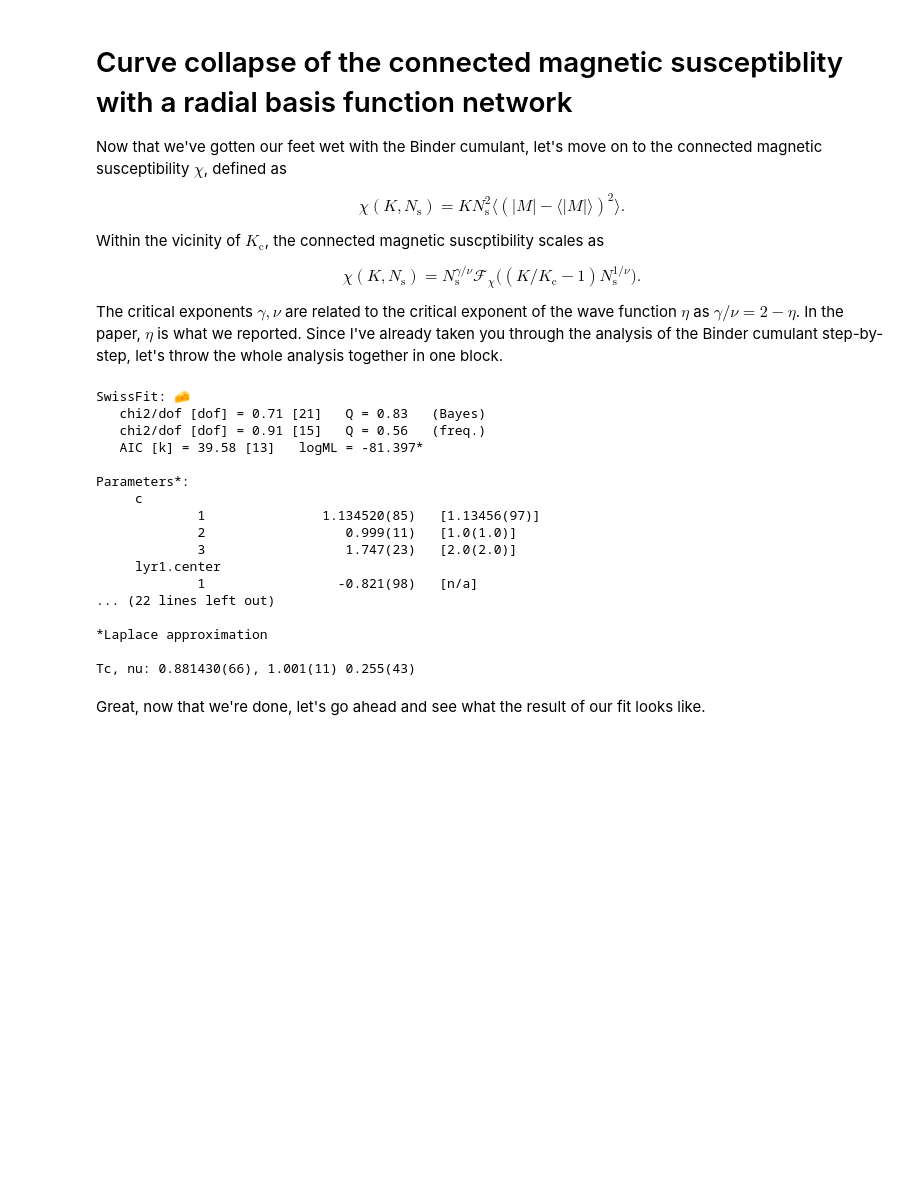
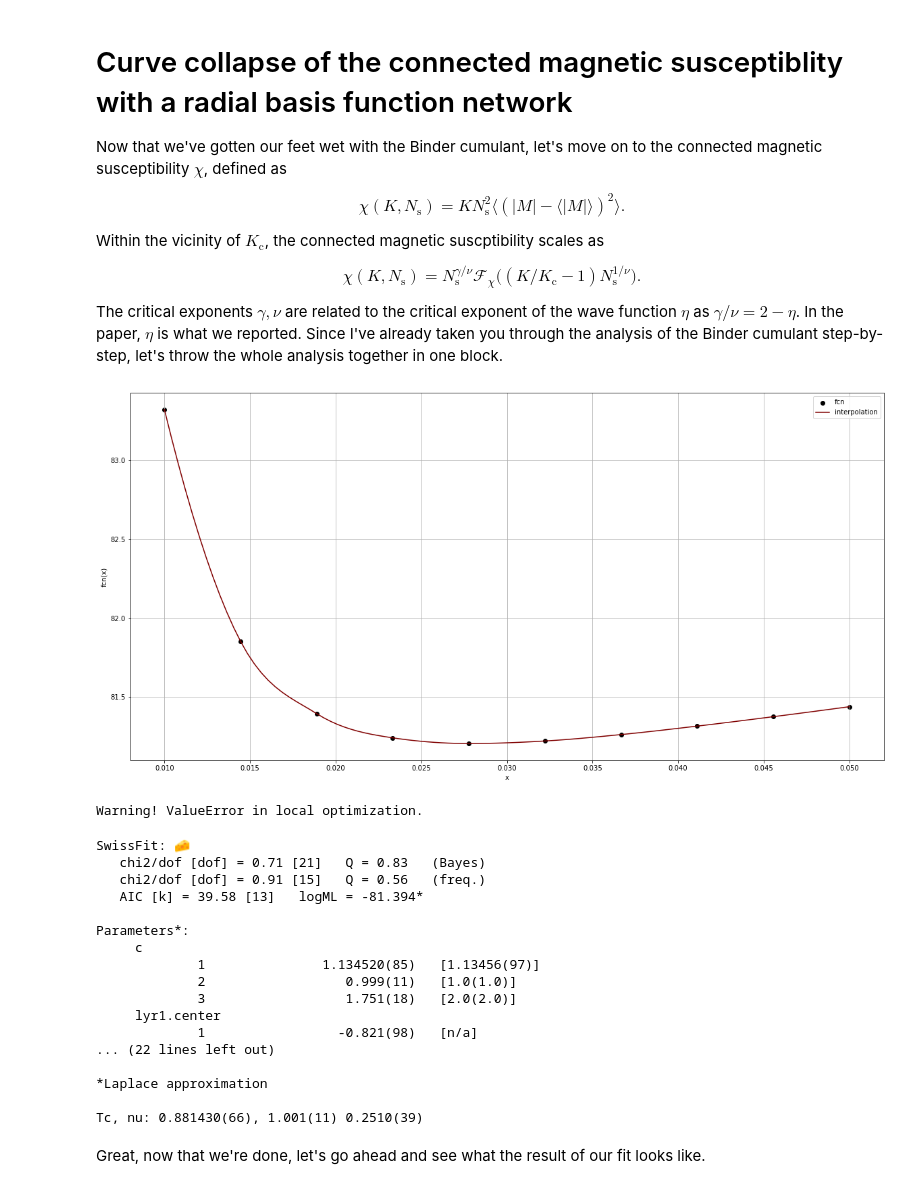
Before and after one commit to ctpeterson/SwissFit, a Jupyter notebook: examples/clock4_example.ipynb, the cells around one changed output. Drawn from its saved outputs; the diff is of its cells as text; code cells hidden in the pictures; blank space fills up the shorter version.

```diff
--- a/examples/clock4_example.ipynb
+++ b/examples/clock4_example.ipynb
@@ -279,7 +279,7 @@ neural_network = radial_basis.RadialBasisNeuralNetwork(network_topology)
 def fit_fcn(b, l, p):
     return np.ravel(
         neural_network.out((b * p['c'][0] - 1.) * l**p['c'][1], p)
-    ) * l**(p['c'][-1] / p['c'][1]) # gamma / nu
+    ) * l**(p['c'][-1] * p['c'][1]) # gamma / nu
 
 """ Define a function that grabs the priors """
 def get_priors(lmbda):
@@ -355,50 +355,55 @@ def do_fit(lmbda, alpha = 0.5 * 1e-1, T = 1., niter_success = 10, niter = 100000
 
     # Save this set of parameters so that next fit can pick them up as its initial parameters
     create_swissfit_object.p0 = gv.mean(fitter.p)
 
     # Return marginal likelihood
     if return_fit: return fitter
     else: return -fitter.logml
 
 """ Do empirical Bayes analysis """
 # Set up empirical Bayes
 emp_bayes_fit = single_parameter_surrogate.SingleParameterSurrogate(
     fcn = do_fit, # Our "do_fit" function that does the fit & calculates the marginal likelihood
     lb = 0.01, ub = 0.05, # Lower & upper bound on lambda
     n_points = 10, # Number of fits to perform
     spline_algorithm = 'steffen', # Use a smooth spline
 )
 
+# Visualize sample data points
+emp_bayes_fit.visualize_sample_points()
+
 # Do empirical Bayes analysis
 lambda_star = emp_bayes_fit().x[0]
 
 # Fit data at lambda^{*} from empirical Bayes
 fit_result = do_fit(lambda_star, return_fit = True)
 
 # Print result of the fit
 print(fit_result)
 
 # Get critical parameters and print them
 fit_parameters = fit_result.p
 print('Tc, nu:', str(1. / fit_parameters['c'][0]) + ',', 1. / fit_parameters['c'][1], 2. - fit_parameters['c'][-1] * fit_parameters['c'][1])
 # %% [output]
+[figure, added]
-SwissFit: 🧀
-   chi2/dof [dof] = 0.71 [21]   Q = 0.83   (Bayes)
-   chi2/dof [dof] = 0.91 [15]   Q = 0.56   (freq.)
-   AIC [k] = 39.58 [13]   logML = -81.397*
-
-Parameters*:
-     c
-             1               1.134520(85)   [1.13456(97)]
-             2                  0.999(11)   [1.0(1.0)]
-             3                  1.747(23)   [2.0(2.0)]
-     lyr1.center
-             1                 -0.821(98)   [n/a]
-... (22 lines left out)
-
-*Laplace approximation
-
-Tc, nu: 0.881430(66), 1.001(11) 0.255(43)
+Warning! ValueError in local optimization.
+SwissFit: 🧀
+   chi2/dof [dof] = 0.71 [21]   Q = 0.83   (Bayes)
+   chi2/dof [dof] = 0.91 [15]   Q = 0.56   (freq.)
+   AIC [k] = 39.58 [13]   logML = -81.394*
+
+Parameters*:
+     c
+             1               1.134520(85)   [1.13456(97)]
+             2                  0.999(11)   [1.0(1.0)]
+             3                  1.751(18)   [2.0(2.0)]
+     lyr1.center
+             1                 -0.821(98)   [n/a]
+... (22 lines left out)
+
+*Laplace approximation
+
+Tc, nu: 0.881430(66), 1.001(11) 0.2510(39)
 # %% [markdown]
 Great, now that we're done, let's go ahead and see what the result of our fit looks like.
 # %%
```
Also changed, not shown: parts of 1 cell of this notebook.
